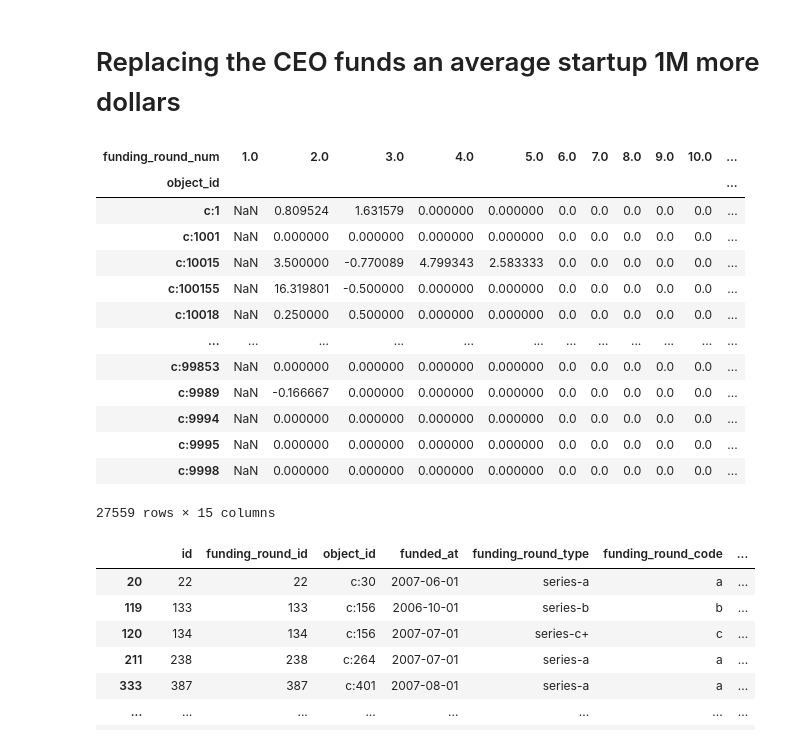
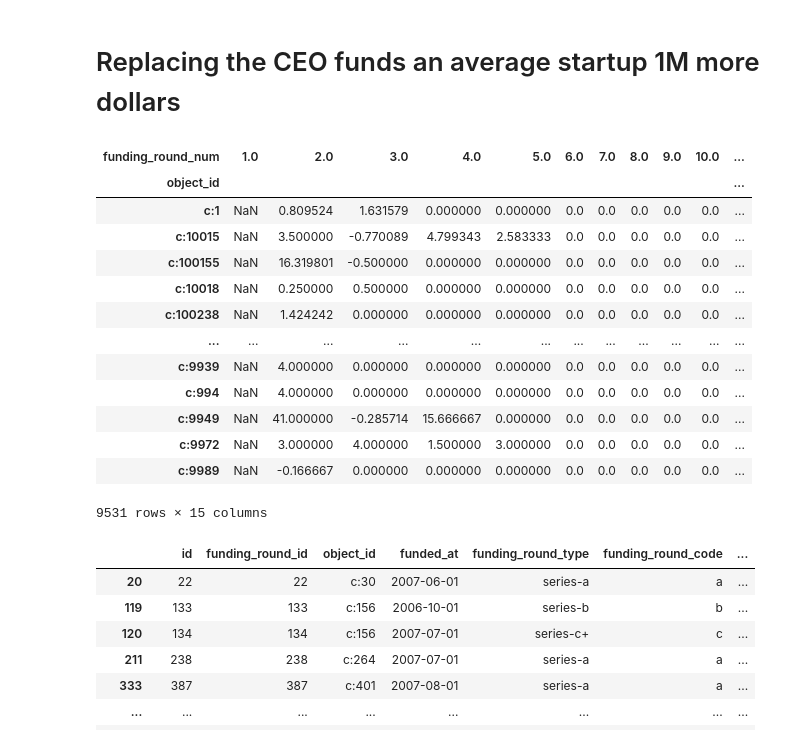
Before and after one commit to chenyangzhu/cz2641-applied-causality, a Jupyter notebook: src/codes/synthetic control.ipynb, the cells around one changed output. Drawn from its saved outputs; the diff is of its cells as text; code cells hidden in the pictures.

```diff
--- a/src/codes/synthetic control.ipynb
+++ b/src/codes/synthetic control.ipynb
@@ -28,23 +28,24 @@ funding_rounds["funding_round_num"] = funding_rounds.groupby("object_id")["funde
 # %%
 # Funding matrix
 funding_matrix = funding_rounds.pivot_table(values="raised_amount_usd",
                            index="object_id",
                            columns='funding_round_num')
 funding_matrix = funding_matrix.pct_change(axis=1) # Use percentage change
+funding_matrix = funding_matrix[funding_matrix[2] !=0]
 funding_matrix
 # %% [output]
 | funding_round_num | 1.0 | 2.0 | 3.0 | 4.0 | 5.0 | 6.0 | 7.0 | 8.0 | 9.0 | 10.0 | ... |
 | object_id |  |  |  |  |  |  |  |  |  |  | ... |
 | c:1 | NaN | 0.809524 | 1.631579 | 0.000000 | 0.000000 | 0.0 | 0.0 | 0.0 | 0.0 | 0.0 | ... |
-| c:1001 | NaN | 0.000000 | 0.000000 | 0.000000 | 0.000000 | 0.0 | 0.0 | 0.0 | 0.0 | 0.0 | ... |
 | c:10015 | NaN | 3.500000 | -0.770089 | 4.799343 | 2.583333 | 0.0 | 0.0 | 0.0 | 0.0 | 0.0 | ... |
 | c:100155 | NaN | 16.319801 | -0.500000 | 0.000000 | 0.000000 | 0.0 | 0.0 | 0.0 | 0.0 | 0.0 | ... |
 | c:10018 | NaN | 0.250000 | 0.500000 | 0.000000 | 0.000000 | 0.0 | 0.0 | 0.0 | 0.0 | 0.0 | ... |
+| c:100238 | NaN | 1.424242 | 0.000000 | 0.000000 | 0.000000 | 0.0 | 0.0 | 0.0 | 0.0 | 0.0 | ... |
 | ... | ... | ... | ... | ... | ... | ... | ... | ... | ... | ... | ... |
-| c:99853 | NaN | 0.000000 | 0.000000 | 0.000000 | 0.000000 | 0.0 | 0.0 | 0.0 | 0.0 | 0.0 | ... |
+| c:9939 | NaN | 4.000000 | 0.000000 | 0.000000 | 0.000000 | 0.0 | 0.0 | 0.0 | 0.0 | 0.0 | ... |
+| c:994 | NaN | 4.000000 | 0.000000 | 0.000000 | 0.000000 | 0.0 | 0.0 | 0.0 | 0.0 | 0.0 | ... |
+| c:9949 | NaN | 41.000000 | -0.285714 | 15.666667 | 0.000000 | 0.0 | 0.0 | 0.0 | 0.0 | 0.0 | ... |
+| c:9972 | NaN | 3.000000 | 4.000000 | 1.500000 | 3.000000 | 0.0 | 0.0 | 0.0 | 0.0 | 0.0 | ... |
 | c:9989 | NaN | -0.166667 | 0.000000 | 0.000000 | 0.000000 | 0.0 | 0.0 | 0.0 | 0.0 | 0.0 | ... |
-| c:9994 | NaN | 0.000000 | 0.000000 | 0.000000 | 0.000000 | 0.0 | 0.0 | 0.0 | 0.0 | 0.0 | ... |
-| c:9995 | NaN | 0.000000 | 0.000000 | 0.000000 | 0.000000 | 0.0 | 0.0 | 0.0 | 0.0 | 0.0 | ... |
-| c:9998 | NaN | 0.000000 | 0.000000 | 0.000000 | 0.000000 | 0.0 | 0.0 | 0.0 | 0.0 | 0.0 | ... |
-27559 rows × 15 columns
+9531 rows × 15 columns
 # %%
```
Also changed, not shown: parts of 23 cells of this notebook, 6 other files.
